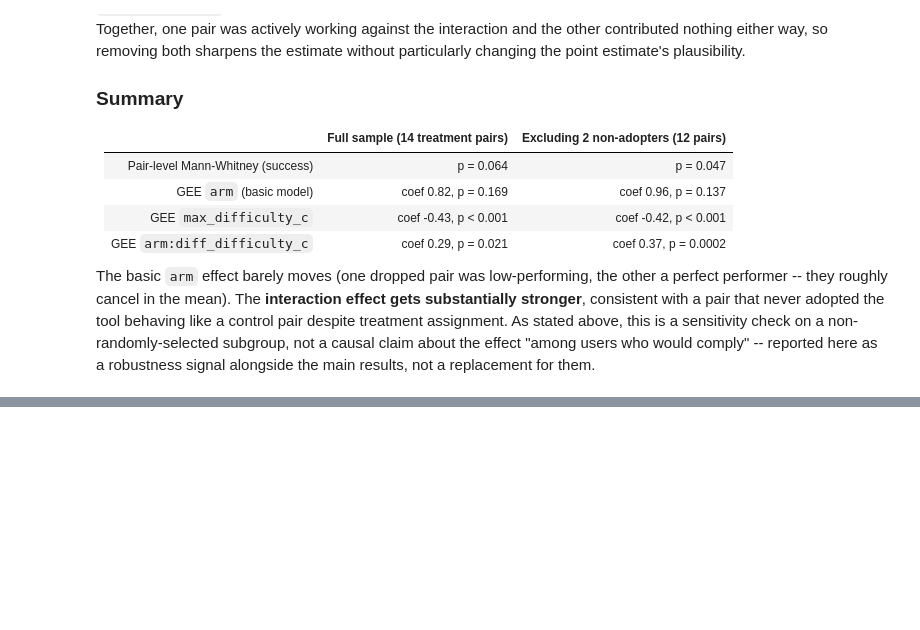
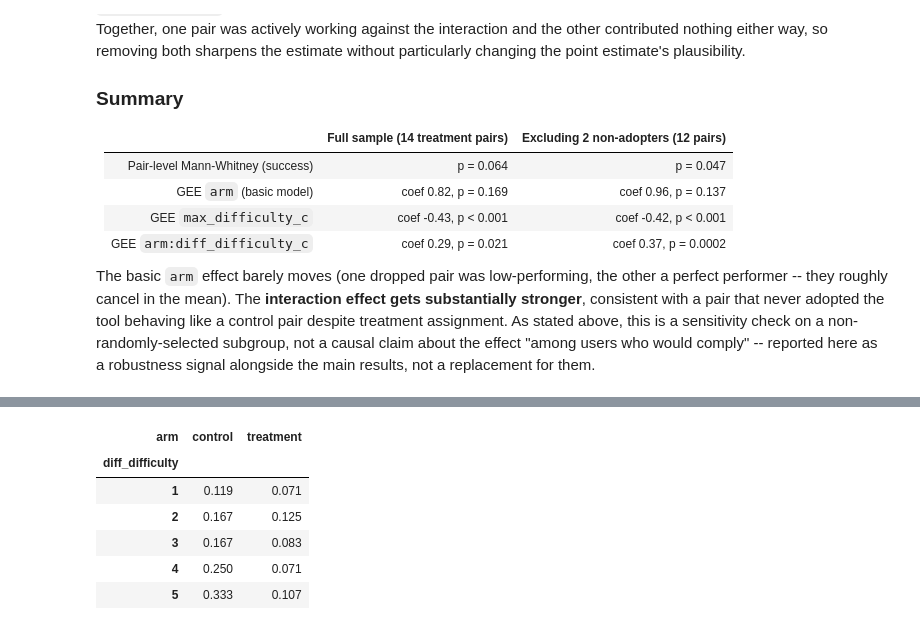
Before and after one commit to code-lab-org/stratdyn, a Jupyter notebook: analysis/outcome_analysis.ipynb, the cells around one changed output, grey strips where cells are left out. Saved outputs shown, nothing was run; the diff lists cells and outputs as text; code cells hidden in the pictures; blank space fills up the shorter version.

```diff
--- a/analysis/outcome_analysis.ipynb
+++ b/analysis/outcome_analysis.ipynb
@@ -469,0 +476,14 @@ The basic `arm` effect barely moves (one dropped pair was low-performing, the ot
+# %%
+task["coordination_failure"] = (task["outcome"] == "coordination failure").astype(int)
+
+gee_cf_basic = smf.gee(
+    "coordination_failure ~ arm", groups="pair_id", data=task, family=sm.families.Binomial(),
+).fit()
+print("=== GEE ===")
+print(gee_cf_basic.summary().tables[1])
+
+mixed_cf_basic = BinomialBayesMixedGLM.from_formula(
+    "coordination_failure ~ arm", vc_formulas={"pair": "0 + C(pair_id)"}, data=task,
+).fit_vb()
+print("\n=== Mixed model (VB) ===")
+print(mixed_cf_basic.summary())
@@ -469,0 +515,15 @@ The basic `arm` effect barely moves (one dropped pair was low-performing, the ot
+# %%
+(
+    task.groupby(["arm", "diff_difficulty"])["coordination_failure"]
+    .mean()
+    .unstack("arm")
+    .round(3)
+)
+# %% [output]
+| arm | control | treatment |
+| diff_difficulty |  |  |
+| 1 | 0.119 | 0.071 |
+| 2 | 0.167 | 0.125 |
+| 3 | 0.167 | 0.083 |
+| 4 | 0.250 | 0.071 |
+| 5 | 0.333 | 0.107 |
```
Also changed, not shown: parts of 16 cells of this notebook, 2 other files.
